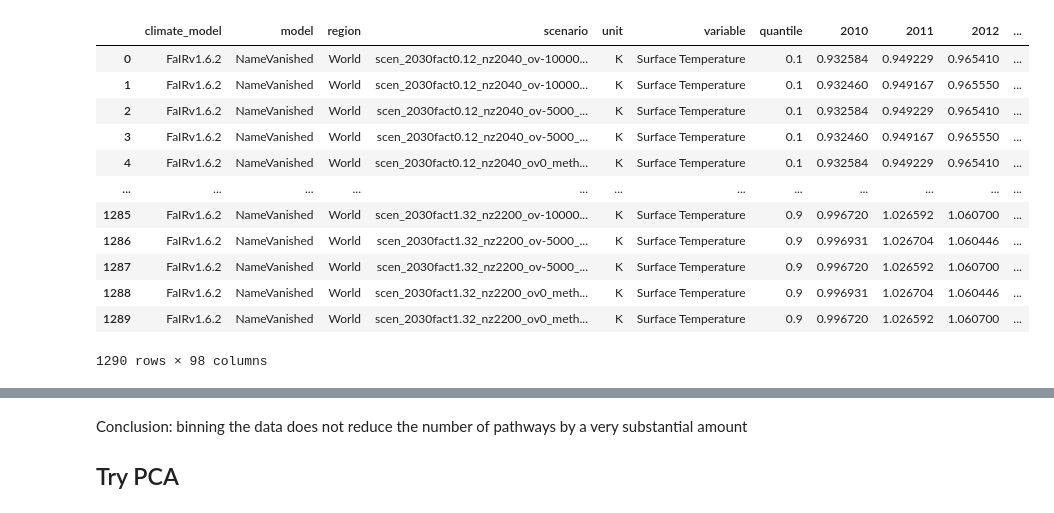
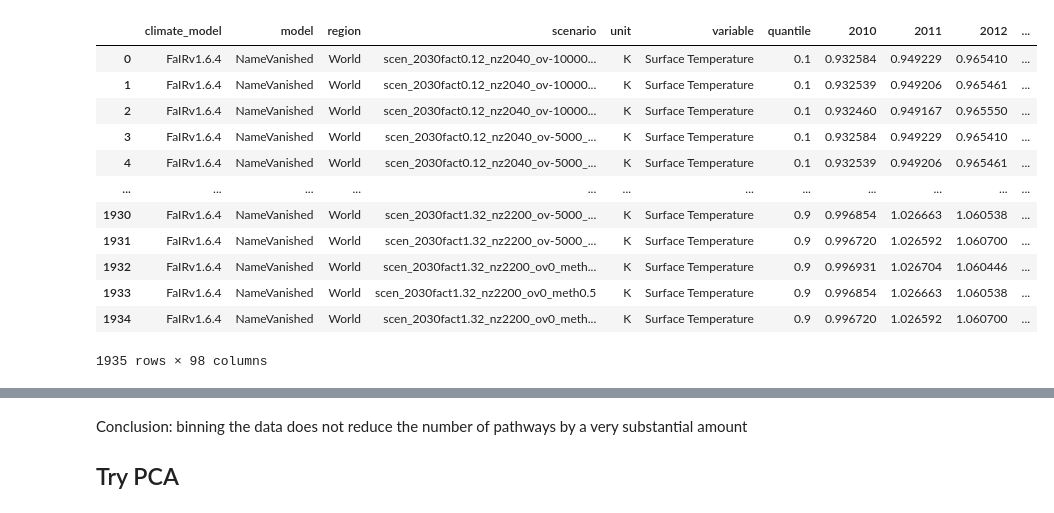
Before and after one commit to Rlamboll/PROVIDEemissions, a Jupyter notebook: notebooks/CompressPathways.ipynb, the cells around one changed output, grey strips where cells are left out. Saved outputs shown, nothing was run; the diff lists cells and outputs as text; code cells hidden in the pictures.

```diff
--- a/notebooks/CompressPathways.ipynb
+++ b/notebooks/CompressPathways.ipynb
@@ -7,22 +7,22 @@ import sklearn.decomposition
 # %% [output]
 [interactive output not drawn]
 # %%
-temps = pd.read_csv("../output/v2/fair/fair_output_quantiles_2021-12-07_v2.csv")
+temps = pd.read_csv("../output/v3/fair/fair_output_quantiles_2022-01-17_v3.csv")
 temps
 # %% [output]
 |  | climate_model | model | region | scenario | unit | variable | quantile | 2010 | 2011 | 2012 | ... |
-| 0 | FaIRv1.6.2 | NameVanished | World | scen_2030fact0.12_nz2040_ov-10000... | K | Surface Temperature | 0.1 | 0.932584 | 0.949229 | 0.965410 | ... |
-| 1 | FaIRv1.6.2 | NameVanished | World | scen_2030fact0.12_nz2040_ov-10000... | K | Surface Temperature | 0.1 | 0.932460 | 0.949167 | 0.965550 | ... |
-| 2 | FaIRv1.6.2 | NameVanished | World | scen_2030fact0.12_nz2040_ov-5000_... | K | Surface Temperature | 0.1 | 0.932584 | 0.949229 | 0.965410 | ... |
-| 3 | FaIRv1.6.2 | NameVanished | World | scen_2030fact0.12_nz2040_ov-5000_... | K | Surface Temperature | 0.1 | 0.932460 | 0.949167 | 0.965550 | ... |
-| 4 | FaIRv1.6.2 | NameVanished | World | scen_2030fact0.12_nz2040_ov0_meth... | K | Surface Temperature | 0.1 | 0.932584 | 0.949229 | 0.965410 | ... |
+| 0 | FaIRv1.6.4 | NameVanished | World | scen_2030fact0.12_nz2040_ov-10000... | K | Surface Temperature | 0.1 | 0.932584 | 0.949229 | 0.965410 | ... |
+| 1 | FaIRv1.6.4 | NameVanished | World | scen_2030fact0.12_nz2040_ov-10000... | K | Surface Temperature | 0.1 | 0.932539 | 0.949206 | 0.965461 | ... |
+| 2 | FaIRv1.6.4 | NameVanished | World | scen_2030fact0.12_nz2040_ov-10000... | K | Surface Temperature | 0.1 | 0.932460 | 0.949167 | 0.965550 | ... |
+| 3 | FaIRv1.6.4 | NameVanished | World | scen_2030fact0.12_nz2040_ov-5000_... | K | Surface Temperature | 0.1 | 0.932584 | 0.949229 | 0.965410 | ... |
+| 4 | FaIRv1.6.4 | NameVanished | World | scen_2030fact0.12_nz2040_ov-5000_... | K | Surface Temperature | 0.1 | 0.932539 | 0.949206 | 0.965461 | ... |
 | ... | ... | ... | ... | ... | ... | ... | ... | ... | ... | ... | ... |
-| 1285 | FaIRv1.6.2 | NameVanished | World | scen_2030fact1.32_nz2200_ov-10000... | K | Surface Temperature | 0.9 | 0.996720 | 1.026592 | 1.060700 | ... |
-| 1286 | FaIRv1.6.2 | NameVanished | World | scen_2030fact1.32_nz2200_ov-5000_... | K | Surface Temperature | 0.9 | 0.996931 | 1.026704 | 1.060446 | ... |
-| 1287 | FaIRv1.6.2 | NameVanished | World | scen_2030fact1.32_nz2200_ov-5000_... | K | Surface Temperature | 0.9 | 0.996720 | 1.026592 | 1.060700 | ... |
-| 1288 | FaIRv1.6.2 | NameVanished | World | scen_2030fact1.32_nz2200_ov0_meth... | K | Surface Temperature | 0.9 | 0.996931 | 1.026704 | 1.060446 | ... |
-| 1289 | FaIRv1.6.2 | NameVanished | World | scen_2030fact1.32_nz2200_ov0_meth... | K | Surface Temperature | 0.9 | 0.996720 | 1.026592 | 1.060700 | ... |
+| 1930 | FaIRv1.6.4 | NameVanished | World | scen_2030fact1.32_nz2200_ov-5000_... | K | Surface Temperature | 0.9 | 0.996854 | 1.026663 | 1.060538 | ... |
+| 1931 | FaIRv1.6.4 | NameVanished | World | scen_2030fact1.32_nz2200_ov-5000_... | K | Surface Temperature | 0.9 | 0.996720 | 1.026592 | 1.060700 | ... |
+| 1932 | FaIRv1.6.4 | NameVanished | World | scen_2030fact1.32_nz2200_ov0_meth... | K | Surface Temperature | 0.9 | 0.996931 | 1.026704 | 1.060446 | ... |
+| 1933 | FaIRv1.6.4 | NameVanished | World | scen_2030fact1.32_nz2200_ov0_meth0.5 | K | Surface Temperature | 0.9 | 0.996854 | 1.026663 | 1.060538 | ... |
+| 1934 | FaIRv1.6.4 | NameVanished | World | scen_2030fact1.32_nz2200_ov0_meth... | K | Surface Temperature | 0.9 | 0.996720 | 1.026592 | 1.060700 | ... |
-1290 rows × 98 columns
+1935 rows × 98 columns
 # %%
 temps_py = pyam.IamDataFrame(temps)
 temps_py.filter(quantile=0.5).plot()
```
Also changed, not shown: parts of 26 cells of this notebook, 2 other files.
